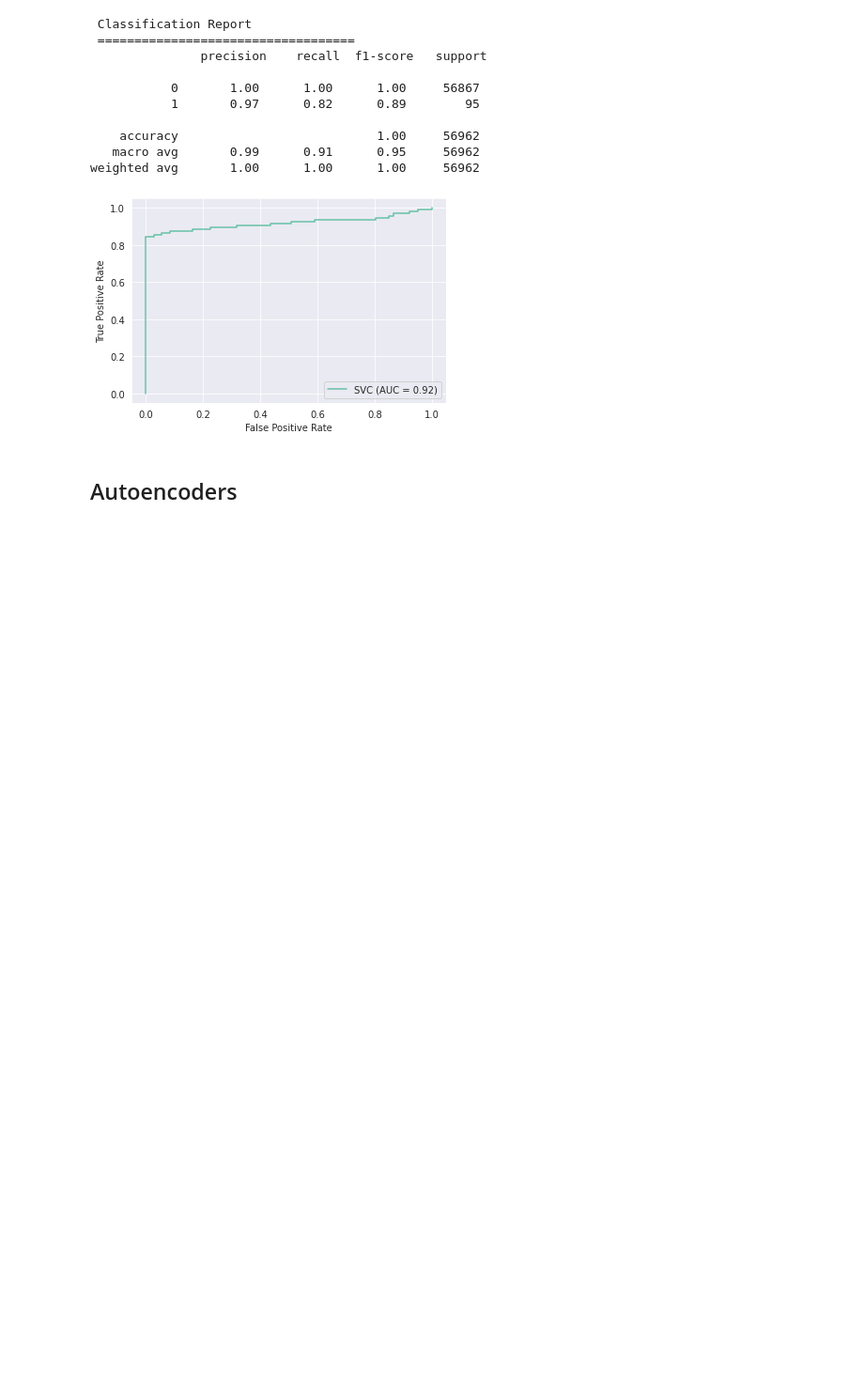
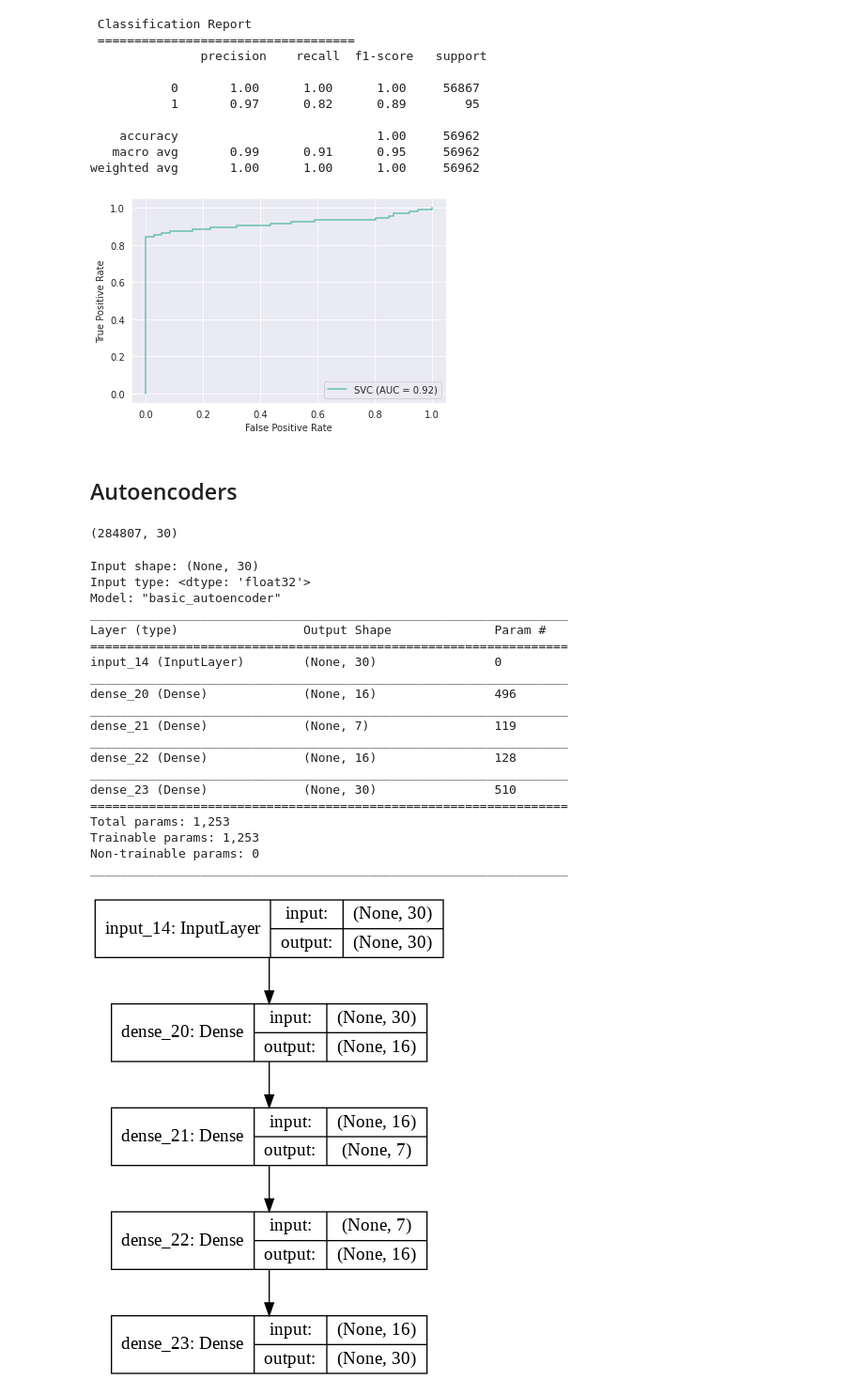
Before and after one commit to TheodorIvanov/Summer_Project, a Jupyter notebook: summer_project_prototype.ipynb, the cells around one changed output. Shown at 94% size. Saved outputs shown, nothing was run; the diff lists cells and outputs as text; code cells hidden in the pictures; blank space fills up the shorter version.

```diff
--- a/summer_project_prototype.ipynb
+++ b/summer_project_prototype.ipynb
@@ -406,0 +420,54 @@ from keras import backend as K
+# %%
+input_shape = X.shape[1]
+X.shape
+# %% [output]
+(284807, 30)
+# %%
+# Using only the cleared transactions to train the Autoencoder
+
+frauds = scaled[scaled.Class == 1]
+cleared = scaled[scaled.Class == 0]
+
+cleared = cleared.drop('Class', axis = 1)
+
+X_train, X_test, _ , _ = train_test_split(cleared, cleared, train_size = 0.8, random_state = 66)
+
+input_dim = X_train.shape[1]
+# %%
+# Defining the graph of the model
+
+inputs = keras.Input(shape=(input_dim,))
+
+print("Input shape: {}".format(inputs.shape))
+print("Input type: {}".format(inputs.dtype))
+
+graph = layers.Dense(16, activation='relu')(inputs)
+graph = layers.Dense(7, activation='relu')(graph)
+graph = layers.Dense(16, activation='relu')(graph)
+outputs = layers.Dense(input_dim, activation='relu')(graph)
+
+model = keras.Model(inputs, outputs, name = 'basic_autoencoder')
+model.summary()
+keras.utils.plot_model(model, show_shapes=True)
+# %% [output]
+Input shape: (None, 30)
+Input type: <dtype: 'float32'>
+Model: "basic_autoencoder"
+_________________________________________________________________
+Layer (type)                 Output Shape              Param #
+=================================================================
+input_14 (InputLayer)        (None, 30)                0
+_________________________________________________________________
+dense_20 (Dense)             (None, 16)                496
+_________________________________________________________________
+dense_21 (Dense)             (None, 7)                 119
+_________________________________________________________________
+dense_22 (Dense)             (None, 16)                128
+_________________________________________________________________
+dense_23 (Dense)             (None, 30)                510
+=================================================================
+Total params: 1,253
+Trainable params: 1,253
+Non-trainable params: 0
+_________________________________________________________________
+[figure, added]
```
Also changed, not shown: parts of 6 cells of this notebook.
